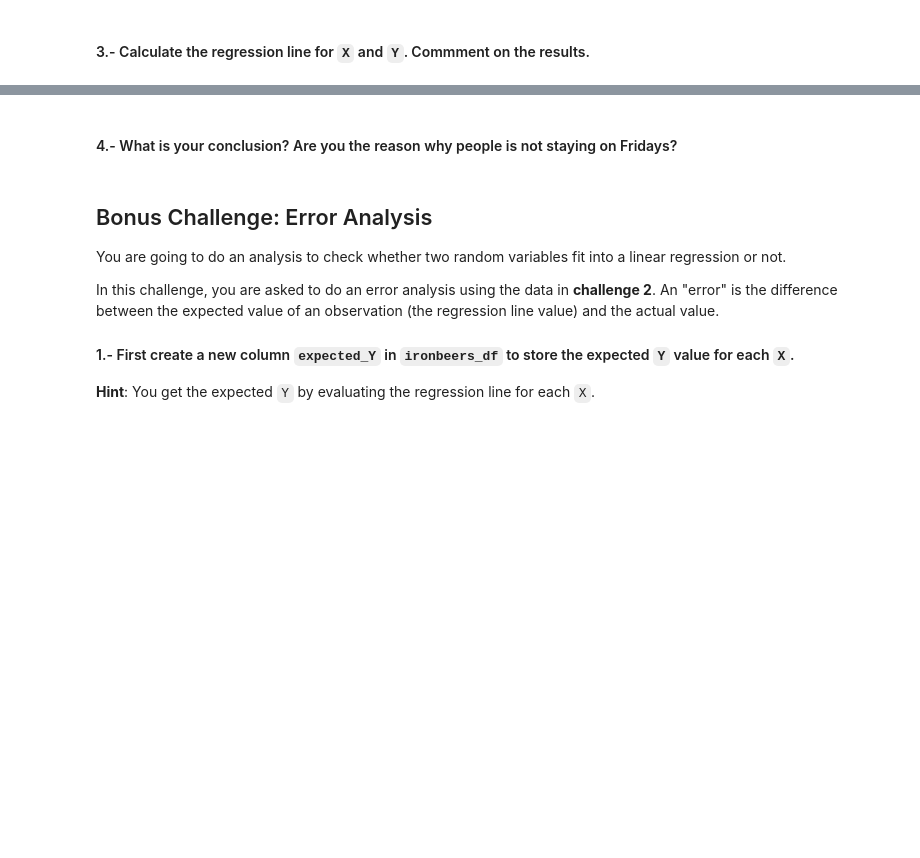
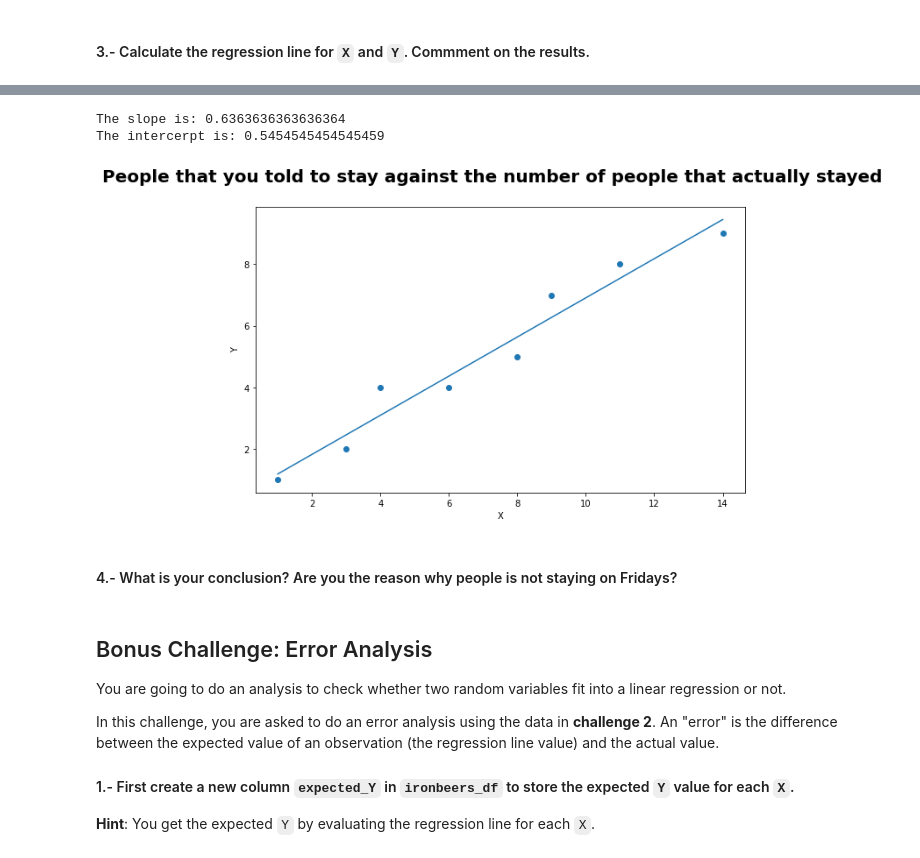
Before and after one commit to ta-data-remote/lab-linear-regression-correlation, a Jupyter notebook: your-code/main.ipynb, the cells around one changed output, grey strips where cells are left out. Drawn from its saved outputs; the diff is of its cells as text; code cells hidden in the pictures; blank space fills up the shorter version.

```diff
--- a/your-code/main.ipynb
+++ b/your-code/main.ipynb
@@ -193,2 +231,17 @@ Covariance: 12.0
+# %%
+a,b =linear_regression(x,y)
+# %% [output]
+The slope is: 0.6363636363636364
+The intercerpt is: 0.5454545454545459
+# %%
+fig, ax = plt.subplots(1,1,figsize = (10,6))
+fig.suptitle('People that you told to stay against the number of people that actually stayed', fontsize=20, fontweight='bold')
+ax.scatter(x,y)
+ax.set_xlabel("X",fontsize=10)
+ax.set_ylabel("Y",fontsize=10)
+plt.plot(x, a+b*x)
+plt.show()
+# %% [output]
+[figure, added]
 # %% [markdown]
 #### 4.- What is your conclusion? Are you the reason why people is not staying on Fridays?
```
Also changed, not shown: parts of 65 cells of this notebook.
